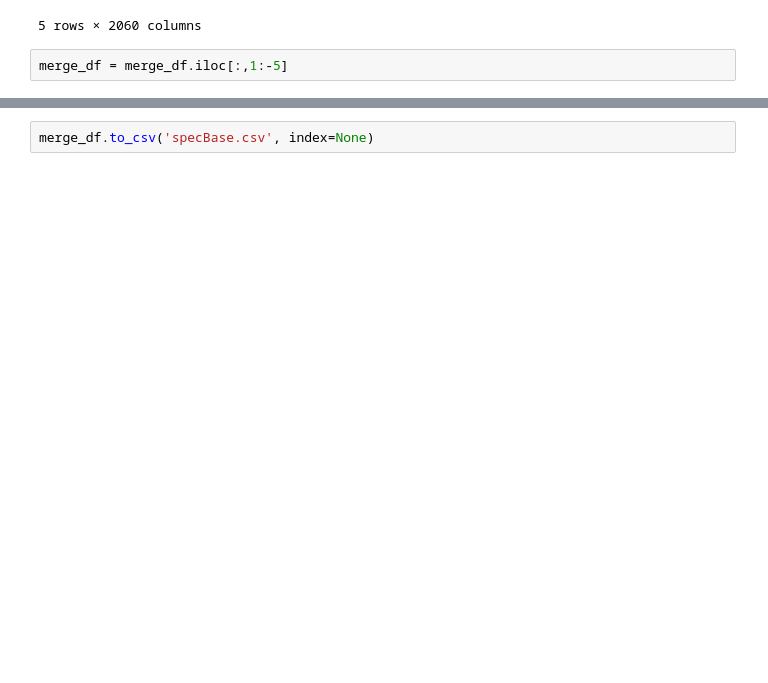
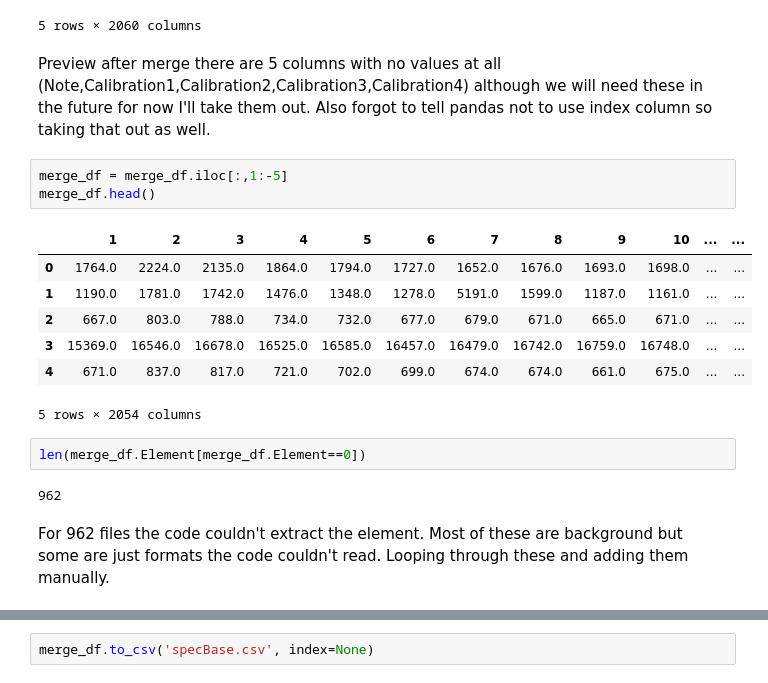
Before and after one commit to licshire/euv_spectroscopy, a Jupyter notebook: data_prep/spec_sep/merge_dataframes.ipynb, the cells around one changed output, grey strips where cells are left out. Saved outputs shown, nothing was run; the diff lists cells and outputs as text; blank space fills up the shorter version.

Commit message:
Checked if all 0s in element column are background

```diff
--- a/data_prep/spec_sep/merge_dataframes.ipynb
+++ b/data_prep/spec_sep/merge_dataframes.ipynb
@@ -22,5 +24,22 @@ merge_df.head()
 | 3 | 3 | 15369.0 | 16546.0 | 16678.0 | 16525.0 | 16585.0 | 16457.0 | 16479.0 | 16742.0 | 16759.0 | ... | ... |
 | 4 | 4 | 671.0 | 837.0 | 817.0 | 721.0 | 702.0 | 699.0 | 674.0 | 674.0 | 661.0 | ... | ... |
 5 rows × 2060 columns
+# %% [markdown]
+Preview after merge there are 5 columns with no values at all (Note,Calibration1,Calibration2,Calibration3,Calibration4) although we will need these in the future for now I'll take them out. Also forgot to tell pandas not to use index column so taking that out as well.
 # %%
 merge_df = merge_df.iloc[:,1:-5]
+merge_df.head()
+# %% [output]
+|  | 1 | 2 | 3 | 4 | 5 | 6 | 7 | 8 | 9 | 10 | ... | ... |
+| 0 | 1764.0 | 2224.0 | 2135.0 | 1864.0 | 1794.0 | 1727.0 | 1652.0 | 1676.0 | 1693.0 | 1698.0 | ... | ... |
+| 1 | 1190.0 | 1781.0 | 1742.0 | 1476.0 | 1348.0 | 1278.0 | 5191.0 | 1599.0 | 1187.0 | 1161.0 | ... | ... |
+| 2 | 667.0 | 803.0 | 788.0 | 734.0 | 732.0 | 677.0 | 679.0 | 671.0 | 665.0 | 671.0 | ... | ... |
+| 3 | 15369.0 | 16546.0 | 16678.0 | 16525.0 | 16585.0 | 16457.0 | 16479.0 | 16742.0 | 16759.0 | 16748.0 | ... | ... |
+| 4 | 671.0 | 837.0 | 817.0 | 721.0 | 702.0 | 699.0 | 674.0 | 674.0 | 661.0 | 675.0 | ... | ... |
+5 rows × 2054 columns
+# %%
+len(merge_df.Element[merge_df.Element==0])
+# %% [output]
+962
+# %% [markdown]
+For 962 files the code couldn't extract the element. Most of these are background but some are just formats the code couldn't read. Looping through these and adding them manually.
```
Also changed, not shown: parts of 7 cells of this notebook.
